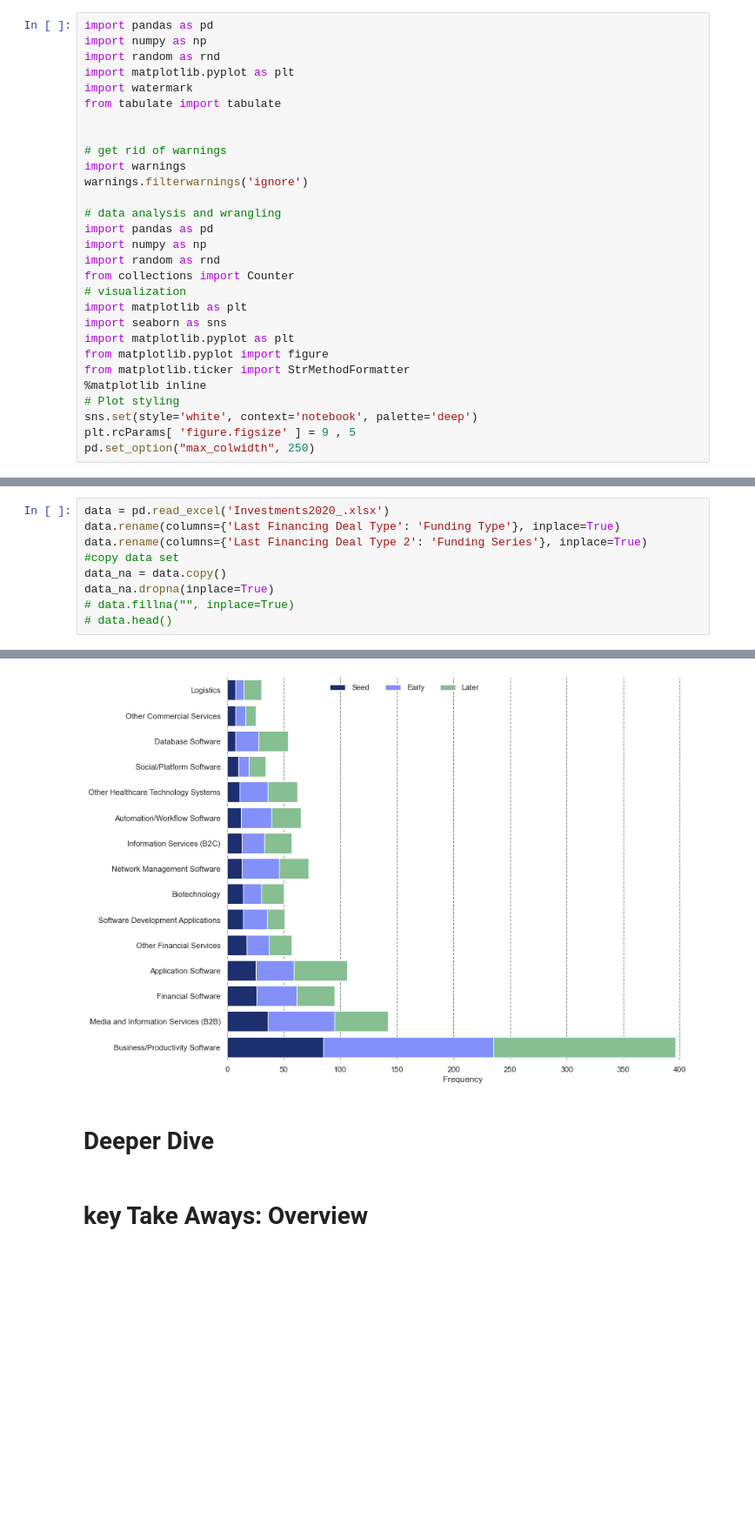
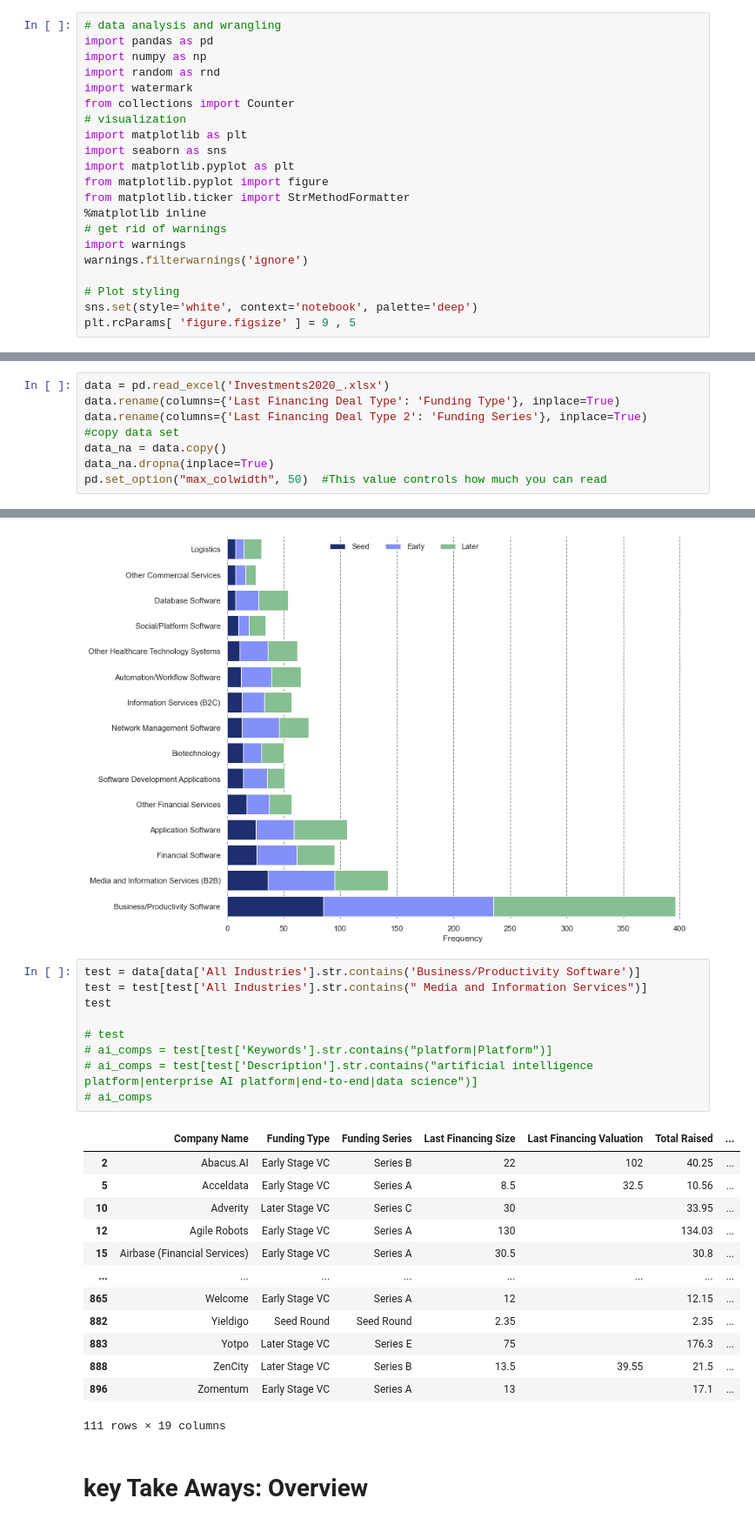
Before and after one commit to deanmeyer10/VC_Investments_2020_Trends, a Jupyter notebook: 2020_VC_Trends.ipynb, the cells around one changed output, grey strips where cells are left out. Shown at 87% size. Drawn from its saved outputs; the diff is of its cells as text; blank space fills up the shorter version.

```diff
--- a/2020_Investment_Trends.ipynb
+++ b/2020_VC_Trends.ipynb
@@ -1,20 +1,9 @@
 # %%
-import pandas as pd
-import numpy as np
-import random as rnd
-import matplotlib.pyplot as plt
-import watermark
-from tabulate import tabulate
-
-
-# get rid of warnings
-import warnings
-warnings.filterwarnings('ignore')
-
 # data analysis and wrangling
 import pandas as pd
 import numpy as np
 import random as rnd
+import watermark
 from collections import Counter
 # visualization
 import matplotlib as plt
@@ -23,7 +12,10 @@ import matplotlib.pyplot as plt
 from matplotlib.pyplot import figure
 from matplotlib.ticker import StrMethodFormatter
 %matplotlib inline
+# get rid of warnings
+import warnings
+warnings.filterwarnings('ignore')
+
 # Plot styling
 sns.set(style='white', context='notebook', palette='deep')
 plt.rcParams[ 'figure.figsize' ] = 9 , 5
-pd.set_option("max_colwidth", 250)
@@ -41,8 +38,7 @@ data.rename(columns={'Last Financing Deal Type 2': 'Funding Series'}, inplace=Tr
 #copy data set
 data_na = data.copy()
 data_na.dropna(inplace=True)
-# data.fillna("", inplace=True)
-# data.head()
+pd.set_option("max_colwidth", 50)  #This value controls how much you can read
 # %%
 data.head()
 # %% [output]
@@ -377,8 +376,29 @@ verticals
 plot_stacked_vert(data_seed, data_early, data_later, "All Industries")
 # %% [output]
 [figure]
-# %% [markdown]
-# Deeper Dive
+# %%
+test = data[data['All Industries'].str.contains('Business/Productivity Software')]
+test = test[test['All Industries'].str.contains(" Media and Information Services")]
+test
+
+# test
+# ai_comps = test[test['Keywords'].str.contains("platform|Platform")]
+# ai_comps = test[test['Description'].str.contains("artificial intelligence platform|enterprise AI platform|end-to-end|data science")]
+# ai_comps
+# %% [output]
+|  | Company Name | Funding Type | Funding Series | Last Financing Size | Last Financing Valuation | Total Raised | ... |
+| 2 | Abacus.AI | Early Stage VC | Series B | 22 | 102 | 40.25 | ... |
+| 5 | Acceldata | Early Stage VC | Series A | 8.5 | 32.5 | 10.56 | ... |
+| 10 | Adverity | Later Stage VC | Series C | 30 |  | 33.95 | ... |
+| 12 | Agile Robots | Early Stage VC | Series A | 130 |  | 134.03 | ... |
+| 15 | Airbase (Financial Services) | Early Stage VC | Series A | 30.5 |  | 30.8 | ... |
+| ... | ... | ... | ... | ... | ... | ... | ... |
+| 865 | Welcome | Early Stage VC | Series A | 12 |  | 12.15 | ... |
+| 882 | Yieldigo | Seed Round | Seed Round | 2.35 |  | 2.35 | ... |
+| 883 | Yotpo | Later Stage VC | Series E | 75 |  | 176.3 | ... |
+| 888 | ZenCity | Later Stage VC | Series B | 13.5 | 39.55 | 21.5 | ... |
+| 896 | Zomentum | Early Stage VC | Series A | 13 |  | 17.1 | ... |
+111 rows × 19 columns
 # %% [markdown]
 # key Take Aways: Overview
 # %% [markdown]
```
Also changed, not shown: parts of 31 cells of this notebook.
